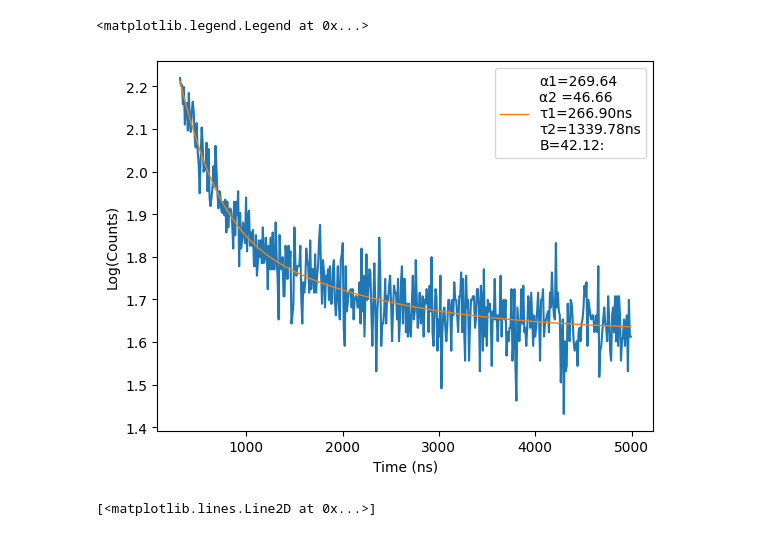
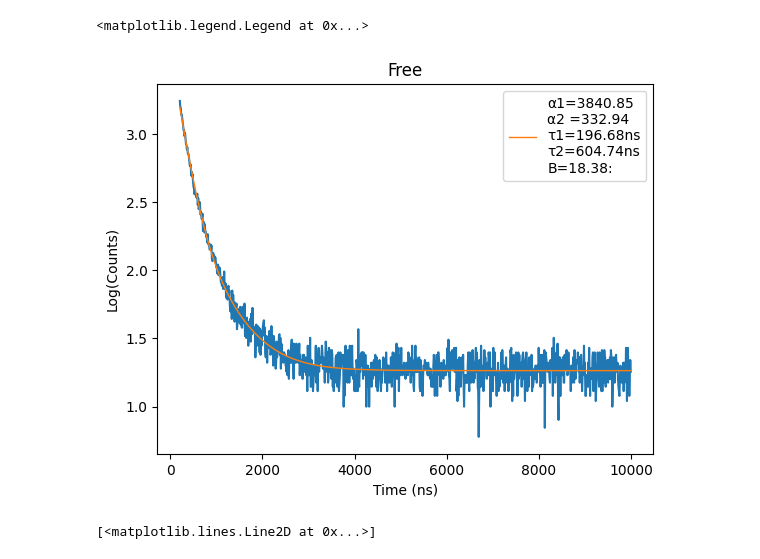
Before and after one commit to MikelElorza/Data-analysis, a Jupyter notebook: Narrow field/Analisis_ptu.ipynb, the cells around one changed output. Cells and saved outputs as stored; diff of their text form; code cells hidden in the pictures.

```diff
--- a/Narrow field/Analisis_ptu.ipynb
+++ b/Narrow field/Analisis_ptu.ipynb
@@ -42,8 +42,8 @@ def model2(x,alpha1,tau1,alpha2,tau2,B):
 # %%
 sn=snAPI()
 # %%
-free_0='Data/APD/ANN155_concentraciones_6/1e-7/free_f0.ptu'
-Ba_0='Data/APD/ANN155_concentraciones_6/1e-7/Ba_f0.ptu'
+free_0='Data/APD/ANN155_concentraciones_6/1e-5/Free1_f0.ptu'
+Ba_0='Data/APD/ANN155_concentraciones_6/1e-5/Ba_f0.ptu'
 # %%
 os.listdir(free_0)
 # %% [output]
@@ -52,15 +52,15 @@ NotADirectoryError: [WinError 267] The directory name is invalid: 'Data/APD/ANN1
 f0=HH_T3(sn,filename=free_0)
 b0=HH_T3(sn,filename=Ba_0)
 # %%
-binning=10
-countsf0,edges=binned(f0.df['dTimes'],f0.t_resol*binning,0,5000)
-bins=edges2bins(edges)
+binning1=10
+countsf0,edges1=binned(f0.df['dTimes'],f0.t_resol*binning1,0,10000)
+bins1=edges2bins(edges1)
+binning2=10
+countsb0,edges2=binned(b0.df['dTimes'],b0.t_resol*binning2,0,10000)
+bins2=edges2bins(edges2)
 
-countsb0,edges=binned(b0.df['dTimes'],b0.t_resol*binning,0,5000)
-bins=edges2bins(edges)
-
-plt.plot(bins,countsf0,label='Free (no filters)')
-plt.plot(bins,countsb0,label='Ba (no filters)')
+plt.plot(bins1,countsf0,label='Free (14/11/2023)')
+plt.plot(bins2,countsb0,label='Free (02/11/2023)')
 
 plt.yscale('log')
 plt.xlabel('Time ($ns$)')
@@ -72,6 +94,6 @@ plt.legend()
 # %%
-n0=30
-xdata0=bins[n0:]
+n0=20
+xdata0=bins1[n0:]
 ydata0=np.log10(countsf0[n0:])
 valid = ~(np.isinf(xdata0) | np.isinf(ydata0))
 xdata=xdata0[valid]
@@ -81,23 +103,24 @@ popt, pcov = curve_fit(f=model2,xdata=xdata,ydata=ydata,p0=(300.0,400.0,100.0,20
 # %%
 plt.plot(xdata,ydata)
 fit=model2(xdata,popt[0],popt[1],popt[2],popt[3],popt[4])
 plt.plot(xdata,fit,label=('\u03b11={:.2f}\n\u03b12 ={:.2f}\n\u03c41={:.2f}ns\n\u03c42={:.2f}ns\nB={:.2f}:'.format(popt[0],popt[2],popt[1],popt[3],popt[4])),linewidth=1)
 #plt.yscale('log')
 #plt.xscale('log')
 '''print('t0='+str(popt[0]))
 print('Alpha1='+str(popt[1]))
 print('tau1='+str(popt[2]))
 print('Alpha2='+str(popt[3]))
 print('tau2='+str(popt[4]))
 print('Background='+str(popt[5]))'''
 plt.ylabel('Log(Counts)')
 plt.xlabel('Time (ns)')
 #plt.title(filename[:-4])
+plt.title('Free')
 plt.legend()
 #plt.savefig('Plots/{}.png'.format(filename))
 # %% [output]
 <matplotlib.legend.Legend at 0x...>
-[figure, old version]
+[figure, new version]
 # %%
 res=(fit-ydata)
 plt.plot(res)
```
Also changed, not shown: parts of 5 cells of this notebook, 54 other files.
